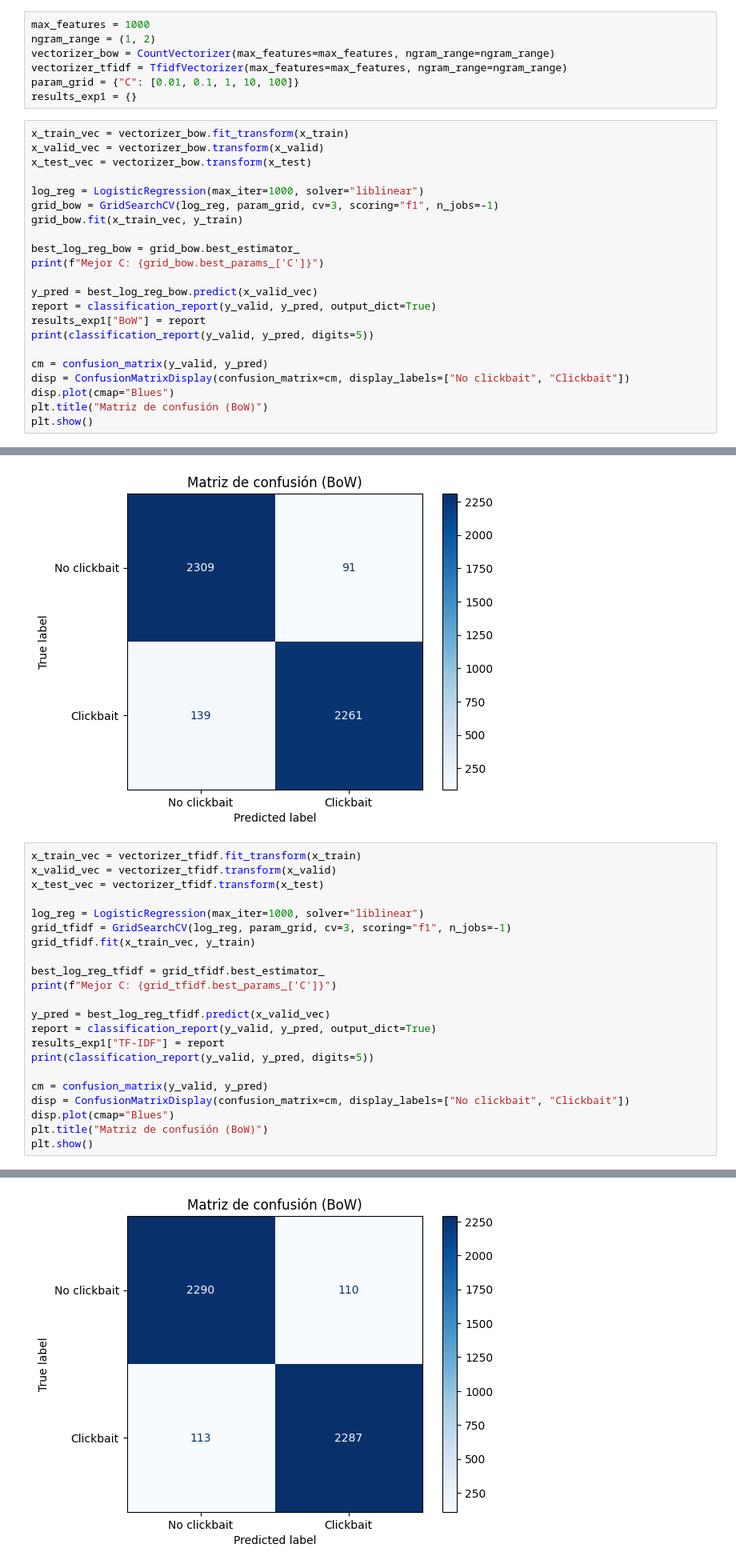
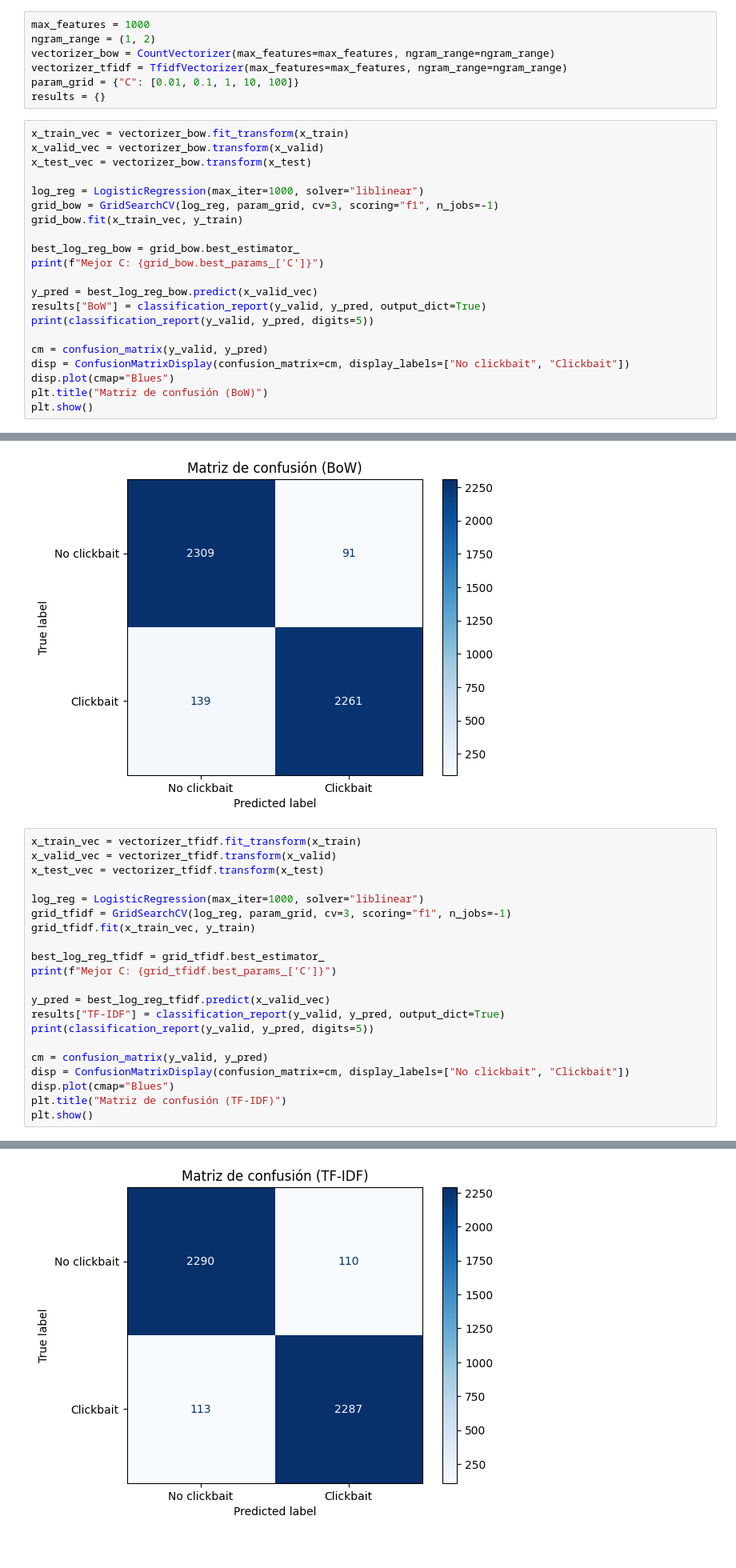
Before and after one commit to stonefeld/tpe_nlp_2025, a Jupyter notebook: experimentos_colab.ipynb, the cells around one changed output, grey strips where cells are left out. Shown at 80% size. Saved outputs shown, nothing was run; the diff lists cells and outputs as text.

```diff
--- a/experimentos_colab.ipynb
+++ b/experimentos_colab.ipynb
@@ -155,7 +155,7 @@ ngram_range = (1, 2)
 vectorizer_bow = CountVectorizer(max_features=max_features, ngram_range=ngram_range)
 vectorizer_tfidf = TfidfVectorizer(max_features=max_features, ngram_range=ngram_range)
 param_grid = {"C": [0.01, 0.1, 1, 10, 100]}
-results_exp1 = {}
+results = {}
 # %%
 x_train_vec = vectorizer_bow.fit_transform(x_train)
 x_valid_vec = vectorizer_bow.transform(x_valid)
@@ -169,8 +169,7 @@ best_log_reg_bow = grid_bow.best_estimator_
 print(f"Mejor C: {grid_bow.best_params_['C']}")
 
 y_pred = best_log_reg_bow.predict(x_valid_vec)
-report = classification_report(y_valid, y_pred, output_dict=True)
-results_exp1["BoW"] = report
+results["BoW"] = classification_report(y_valid, y_pred, output_dict=True)
 print(classification_report(y_valid, y_pred, digits=5))
 
 cm = confusion_matrix(y_valid, y_pred)
@@ -192,33 +191,32 @@ weighted avg    0.95226   0.95208   0.95208      4800
 # %%
 x_train_vec = vectorizer_tfidf.fit_transform(x_train)
 x_valid_vec = vectorizer_tfidf.transform(x_valid)
 x_test_vec = vectorizer_tfidf.transform(x_test)
 
 log_reg = LogisticRegression(max_iter=1000, solver="liblinear")
 grid_tfidf = GridSearchCV(log_reg, param_grid, cv=3, scoring="f1", n_jobs=-1)
 grid_tfidf.fit(x_train_vec, y_train)
 
 best_log_reg_tfidf = grid_tfidf.best_estimator_
 print(f"Mejor C: {grid_tfidf.best_params_['C']}")
 
 y_pred = best_log_reg_tfidf.predict(x_valid_vec)
-report = classification_report(y_valid, y_pred, output_dict=True)
-results_exp1["TF-IDF"] = report
+results["TF-IDF"] = classification_report(y_valid, y_pred, output_dict=True)
 print(classification_report(y_valid, y_pred, digits=5))
 
 cm = confusion_matrix(y_valid, y_pred)
 disp = ConfusionMatrixDisplay(confusion_matrix=cm, display_labels=["No clickbait", "Clickbait"])
 disp.plot(cmap="Blues")
-plt.title("Matriz de confusión (BoW)")
+plt.title("Matriz de confusión (TF-IDF)")
 plt.show()
 # %% [output]
 Mejor C: 10
               precision    recall  f1-score   support
 
            0    0.95298   0.95417   0.95357      2400
            1    0.95411   0.95292   0.95351      2400
 
     accuracy                        0.95354      4800
    macro avg    0.95354   0.95354   0.95354      4800
 weighted avg    0.95354   0.95354   0.95354      4800
-[figure, old version]
+[figure, new version]
```
Also changed, not shown: parts of 13 cells of this notebook.
